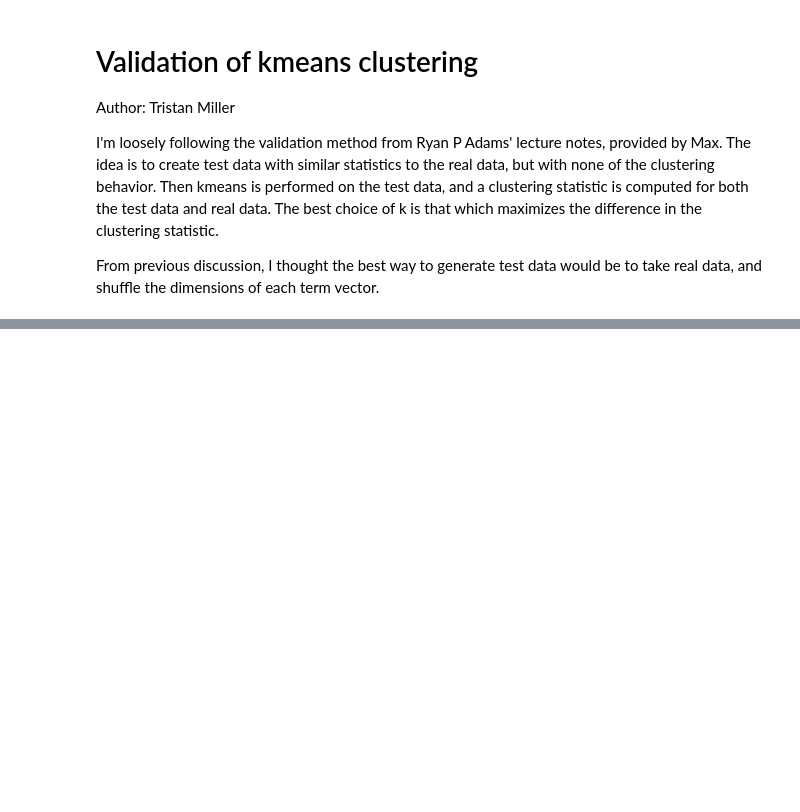
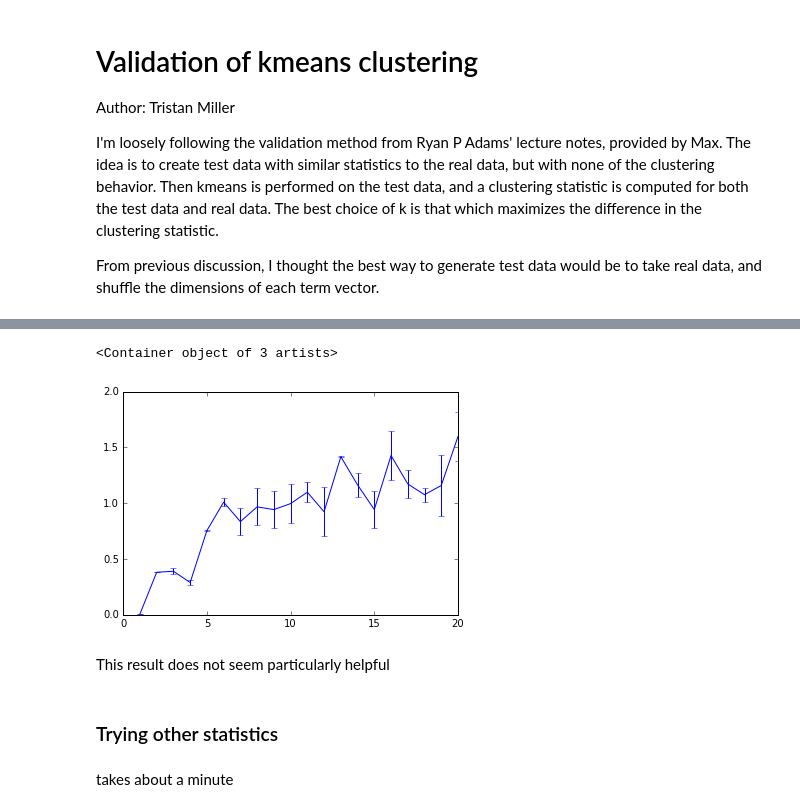
Before and after one commit to tristanlmiller/Topic-Ontology, a Jupyter notebook: kmeans_validation.ipynb, the cells around one changed output, grey strips where cells are left out. Saved outputs shown, nothing was run; the diff lists cells and outputs as text; code cells hidden in the pictures; blank space fills up the shorter version.

```diff
--- a/kmeans_validation.ipynb
+++ b/kmeans_validation.ipynb
@@ -92,0 +202,11 @@ print(stat)
+# %%
+stat_diff = [(t1+t2)/2-r for (r,t1,t2) in zip(stat_real,stat_test1,stat_test2)]
+stat_error = [abs(t1-t2)/2 for (r,t1,t2) in zip(stat_real,stat_test1,stat_test2)]
+plt.errorbar(range(1,21),stat_diff,yerr = stat_error)
+# %% [output]
+<Container object of 3 artists>
+[figure, added]
+# %% [markdown]
+This result does not seem particularly helpful
+# %% [markdown]
+### Trying other statistics
@@ -92,0 +253,2 @@ print(stat)
+# %% [markdown]
+takes about a minute
```
Also changed, not shown: parts of 32 cells of this notebook.
